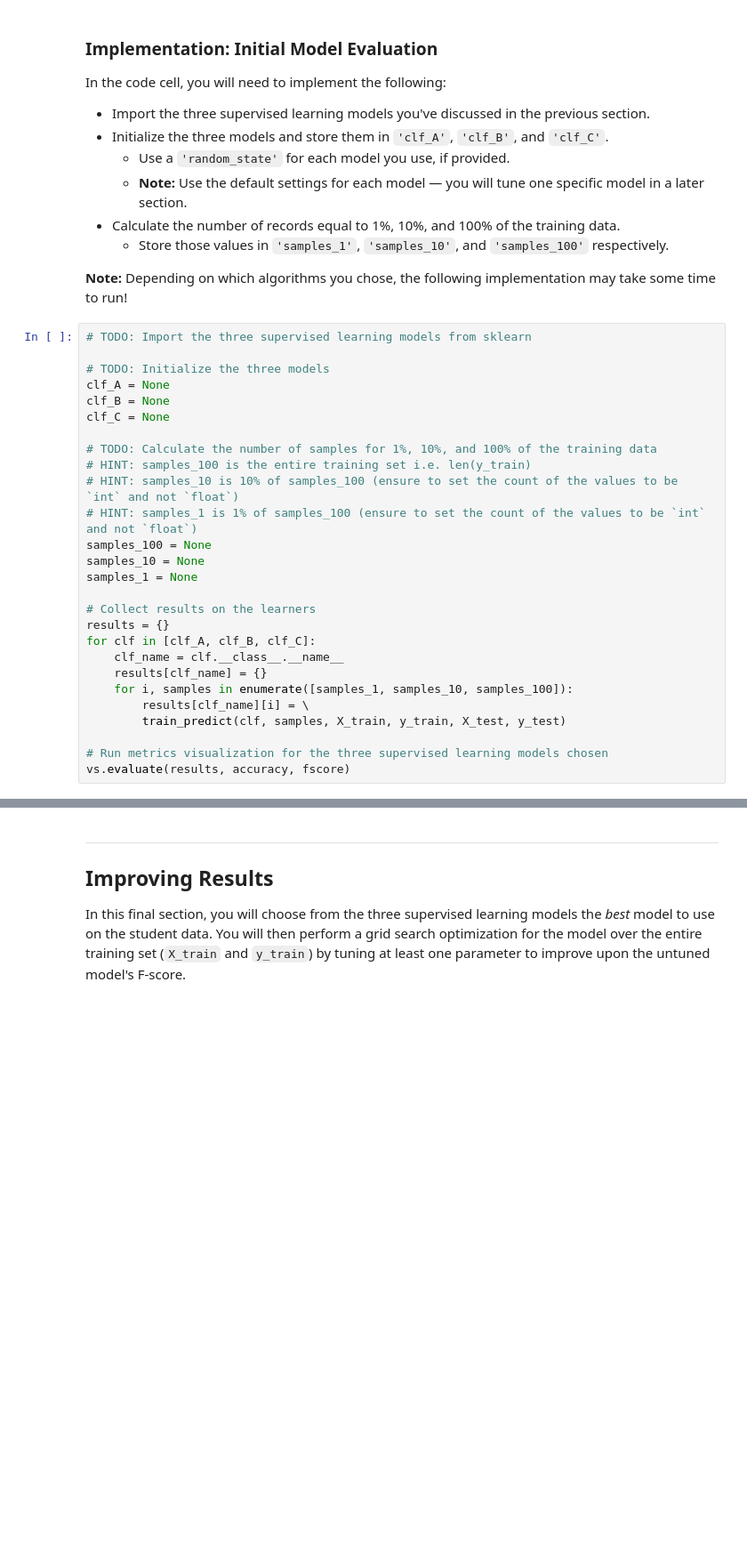
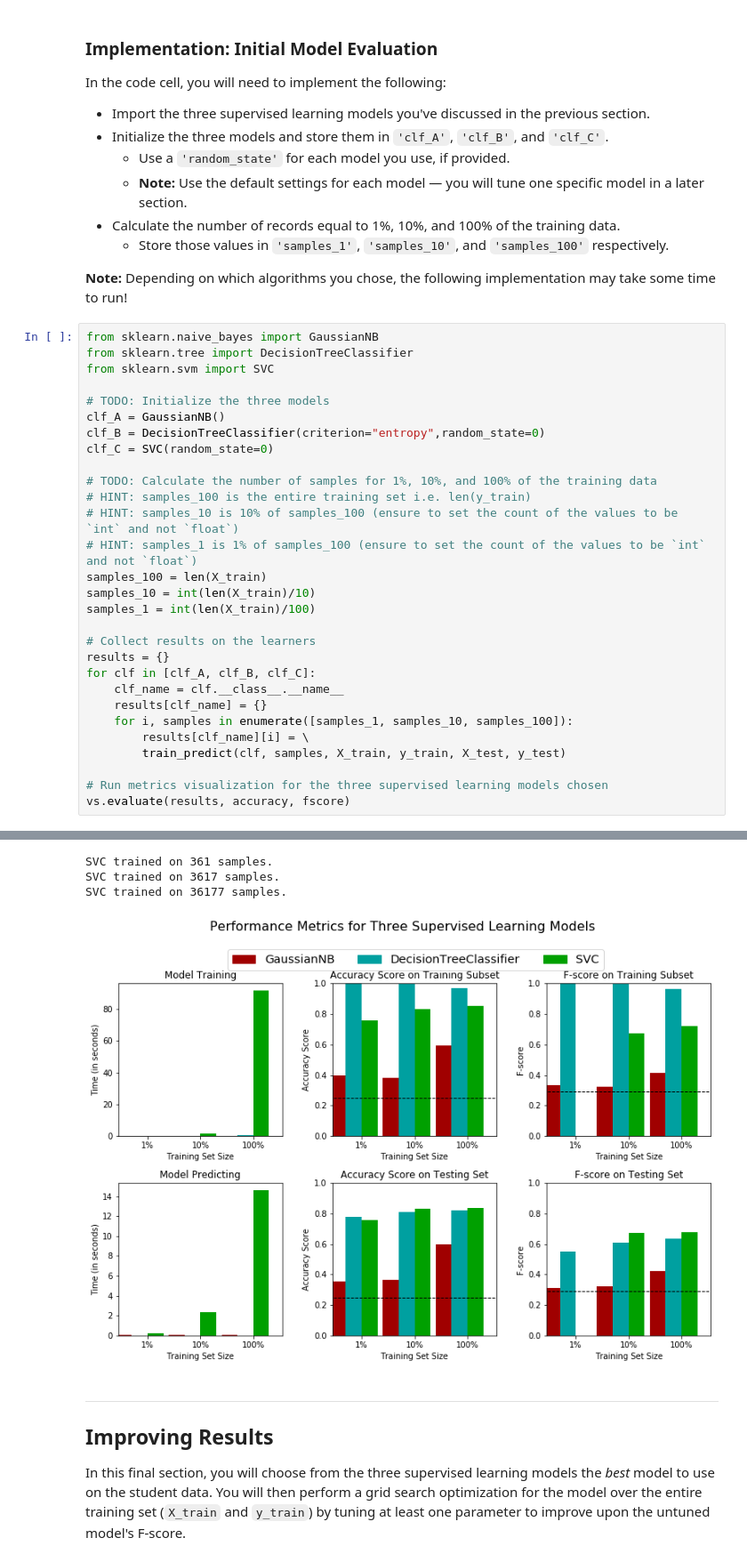
Before and after one commit to SaturninoMateus/machine-learning, a Jupyter notebook: projects/finding_donors/finding_donors.ipynb, the cells around one changed output, grey strips where cells are left out. Shown at 89% size. Cells and saved outputs as stored; diff of their text form; blank space fills up the shorter version.

Commit message:
Choosing the right model

```diff
--- a/projects/finding_donors/finding_donors.ipynb
+++ b/projects/finding_donors/finding_donors.ipynb
@@ -369,20 +389,22 @@ In the code cell, you will need to implement the following:
 
 **Note:** Depending on which algorithms you chose, the following implementation may take some time to run!
 # %%
-# TODO: Import the three supervised learning models from sklearn
+from sklearn.naive_bayes import GaussianNB
+from sklearn.tree import DecisionTreeClassifier
+from sklearn.svm import SVC
 
 # TODO: Initialize the three models
-clf_A = None
-clf_B = None
-clf_C = None
+clf_A = GaussianNB()
+clf_B = DecisionTreeClassifier(criterion="entropy",random_state=0)
+clf_C = SVC(random_state=0)
 
 # TODO: Calculate the number of samples for 1%, 10%, and 100% of the training data
 # HINT: samples_100 is the entire training set i.e. len(y_train)
 # HINT: samples_10 is 10% of samples_100 (ensure to set the count of the values to be `int` and not `float`)
 # HINT: samples_1 is 1% of samples_100 (ensure to set the count of the values to be `int` and not `float`)
-samples_100 = None
-samples_10 = None
-samples_1 = None
+samples_100 = len(X_train)
+samples_10 = int(len(X_train)/10)
+samples_1 = int(len(X_train)/100)
 
 # Collect results on the learners
 results = {}
@@ -395,3 +417,4 @@ for clf in [clf_A, clf_B, clf_C]:
 
 # Run metrics visualization for the three supervised learning models chosen
 vs.evaluate(results, accuracy, fscore)
+# %% [output]
@@ -398,3 +427,7 @@ vs.evaluate(results, accuracy, fscore)
+SVC trained on 361 samples.
+SVC trained on 3617 samples.
+SVC trained on 36177 samples.
+[figure, added]
 # %% [markdown]
 ----
 ## Improving Results
```
Also changed, not shown: parts of 11 cells of this notebook, 3 other files.
